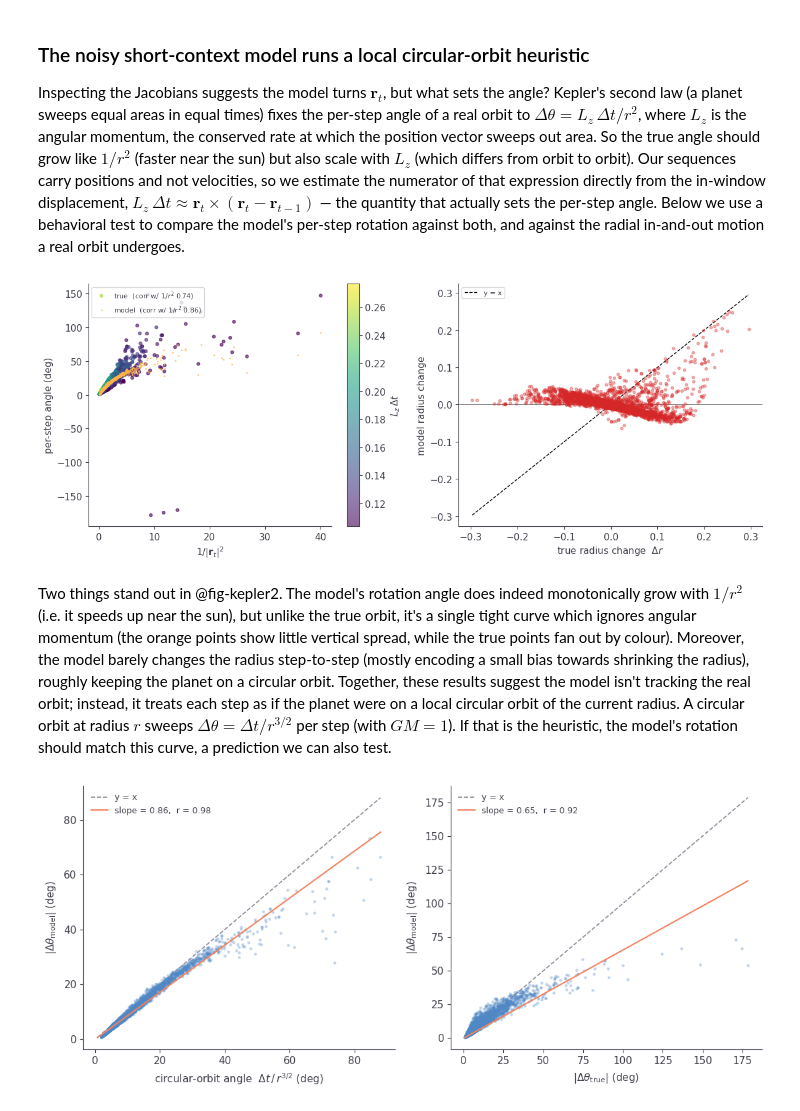
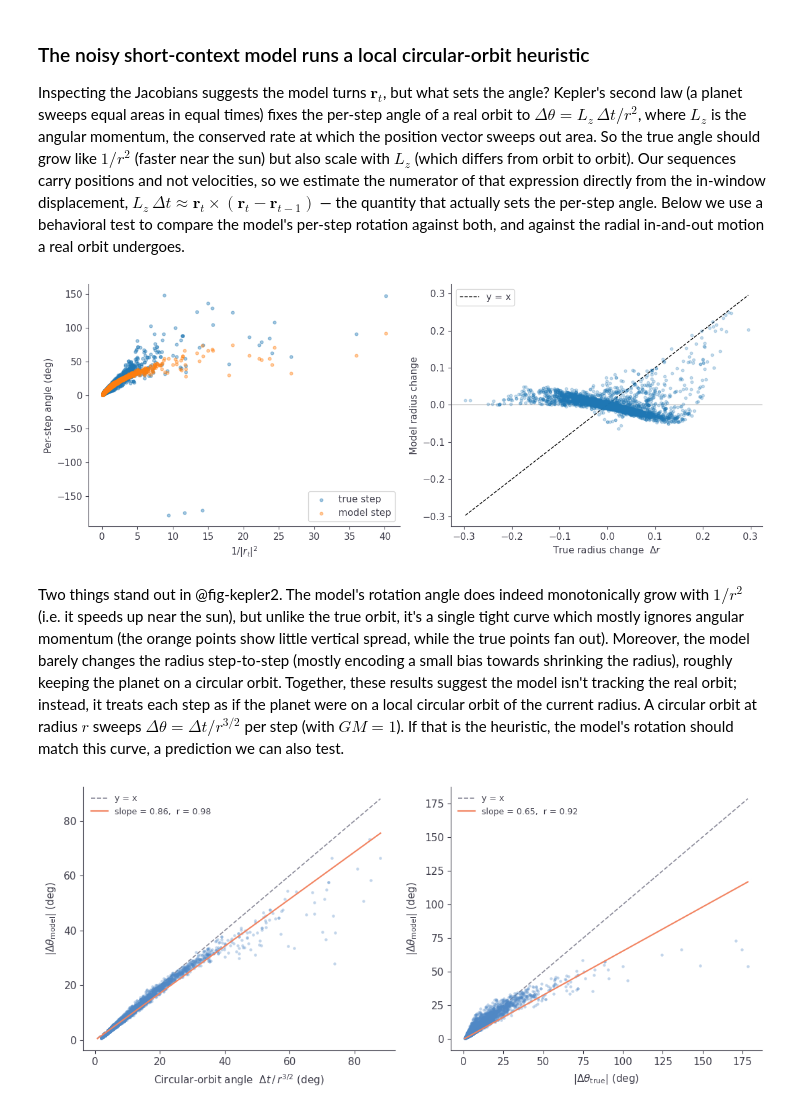
Before and after one commit to Arcadia-Science/world-model-orbits, a Jupyter notebook: index.ipynb, the cells around one changed output. Cells and saved outputs as stored; diff of their text form; code cells hidden in the pictures.

```diff
--- a/index.ipynb
+++ b/index.ipynb
@@ -433,40 +444,39 @@ Inspecting the Jacobians suggests the model turns $\mathbf r_t$, but what sets t
 #| output: false
 # Behavioural rotation statistics over many cheap forward passes.
 behav = NT.rotation_behavioral(model, BLOCK_SIZE, N_WINDOWS_BEH, seed=SEED, offset=OFFSET)
-# %%
-#| label: fig-kepler2
-#| fig-cap: "Left: per-step rotation angle against 1/|r_t|^2, for the true orbit and for the model. Points are coloured by L_z dt = r_t x (r_t - r_{t-1}), the numerator of the per-step angle under Kepler's second law, estimated from the in-window displacement because the sequences carry positions rather than velocities. Right: the true per-step change in radius against the model's, with the identity dashed."
-#| code-fold: true
-fig, axes = plt.subplots(1, 2, figsize=(12, 4.8))
-
-# Left — Kepler's 2nd law: per-step angle vs 1/r^2
-ax = axes[0]
-Lz_dt, inv_r2 = behav['Lz_dt'], behav['inv_r2']
-at, am = np.degrees(behav['ang_true']), np.degrees(behav['ang_model'])
-vlo, vhi = float(np.nanpercentile(Lz_dt, 2)), float(np.nanpercentile(Lz_dt, 98))
-sc = ax.scatter(inv_r2, at, s=12, alpha=0.6, c=Lz_dt, cmap='viridis', vmin=vlo, vmax=vhi,
-                label=f"true  (corr w/ $1/r^2$ {behav['kepler2_corr_true']:.2f})")
-ax.scatter(inv_r2, am, s=6, alpha=0.5, color='#FFB347', marker='.',
-           label=f"model  (corr w/ $1/r^2$ {behav['kepler2_corr_model']:.2f})")
-cb = fig.colorbar(sc, ax=ax); cb.set_label(r'$L_z\,\Delta t$')
-ax.set_xlabel(r'$1/|\mathbf{r}_t|^2$'); ax.set_ylabel('per-step angle (deg)')
-ax.legend(fontsize=8, loc='upper left')
-
-# Right — radial breathing
-ax = axes[1]
-dtr, dmr = behav['dr_true'], behav['dr_model']
-lo, hi = float(min(dtr.min(), dmr.min())), float(max(dtr.max(), dmr.max()))
-ax.plot([lo, hi], [lo, hi], 'k--', lw=1, label='y = x', zorder=1)
-ax.axhline(0, color='gray', lw=0.7, zorder=1)
-ax.scatter(dtr, dmr, s=10, alpha=0.35, color='tab:red', zorder=2)
-ax.set_xlabel(r'true radius change  $\Delta r$'); ax.set_ylabel(r'model radius change')
-ax.legend(fontsize=8)
-
-fig.tight_layout(); plt.show()
-# %% [output]
-[figure, removed]
+# %%
+#| label: fig-kepler2
+#| fig-cap: "Left: per-step rotation angle against 1/|r_t|^2 for the true orbit and the model. The fanning of true angles reflects varying angular momentum across orbits; the model tracks only the mean trend. Right: the true per-step change in radius against the model's, with the identity dashed."
+#| code-fold: true
+fig, axes = plt.subplots(1, 2, figsize=(12, 4.8))
+
+# Left — per-step angle vs 1/r^2
+ax = axes[0]
+inv_r2 = behav['inv_r2']
+at, am = np.degrees(behav['ang_true']), np.degrees(behav['ang_model'])
+ax.scatter(inv_r2, at, s=12, alpha=0.4, color='tab:blue', label='true step')
+ax.scatter(inv_r2, am, s=12,  alpha=0.4, color='tab:orange', label='model step')
+ax.set_xlabel(r'$1/|r_t|^2$')
+ax.set_ylabel('Per-step angle (deg)')
+ax.legend()
+
+# Right — radial breathing
+ax = axes[1]
+dtr, dmr = behav['dr_true'], behav['dr_model']
+lo, hi = float(min(dtr.min(), dmr.min())), float(max(dtr.max(), dmr.max()))
+ax.plot([lo, hi], [lo, hi], 'k--', lw=1, label='y = x', zorder=1)
+ax.axhline(0, color='gray', lw=0.7, zorder=1)
+ax.scatter(dtr, dmr, s=10, alpha=0.25, zorder=2)
+ax.set_xlabel(r'True radius change  $\Delta r$')
+ax.set_ylabel(r'Model radius change')
+ax.legend()
+
+fig.tight_layout()
+plt.show()
+# %% [output]
+[figure, added]
 # %% [markdown]
-Two things stand out in @fig-kepler2. The model's rotation angle does indeed monotonically grow with $1/r^2$ (i.e. it speeds up near the sun), but unlike the true orbit, it's a single tight curve which ignores angular momentum (the orange points show little vertical spread, while the true points fan out by colour). Moreover, the model barely changes the radius step-to-step (mostly encoding a small bias towards shrinking the radius), roughly keeping the planet on a circular orbit. Together, these results suggest the model isn't tracking the real orbit; instead, it treats each step as if the planet were on a local circular orbit of the current radius. A circular orbit at radius $r$ sweeps $\Delta\theta = \Delta t / r^{3/2}$ per step (with $GM=1$). If that is the heuristic, the model's rotation should match this curve, a prediction we can also test.
+Two things stand out in @fig-kepler2. The model's rotation angle does indeed monotonically grow with $1/r^2$ (i.e. it speeds up near the sun), but unlike the true orbit, it's a single tight curve which mostly ignores angular momentum (the orange points show little vertical spread, while the true points fan out). Moreover, the model barely changes the radius step-to-step (mostly encoding a small bias towards shrinking the radius), roughly keeping the planet on a circular orbit. Together, these results suggest the model isn't tracking the real orbit; instead, it treats each step as if the planet were on a local circular orbit of the current radius. A circular orbit at radius $r$ sweeps $\Delta\theta = \Delta t / r^{3/2}$ per step (with $GM=1$). If that is the heuristic, the model's rotation should match this curve, a prediction we can also test.
 # %%
 #| label: fig-circular
 #| fig-cap: "Left: the model's per-step rotation angle against the angle a circular orbit of the same radius would sweep, dt / r^{3/2}. Right: the model's angle against the true orbital angle. Dashed lines are the identity; annotations give the fitted slope and correlation. Windows whose circular prediction exceeds 90 degrees are dropped."
```
Also changed, not shown: parts of 14 cells of this notebook, 1 other file.
